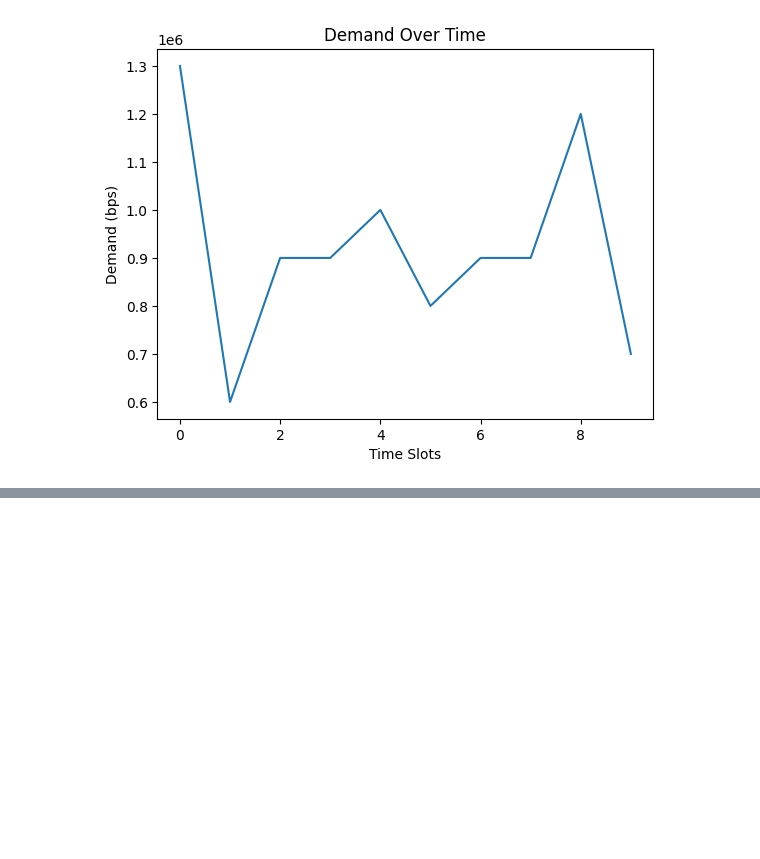
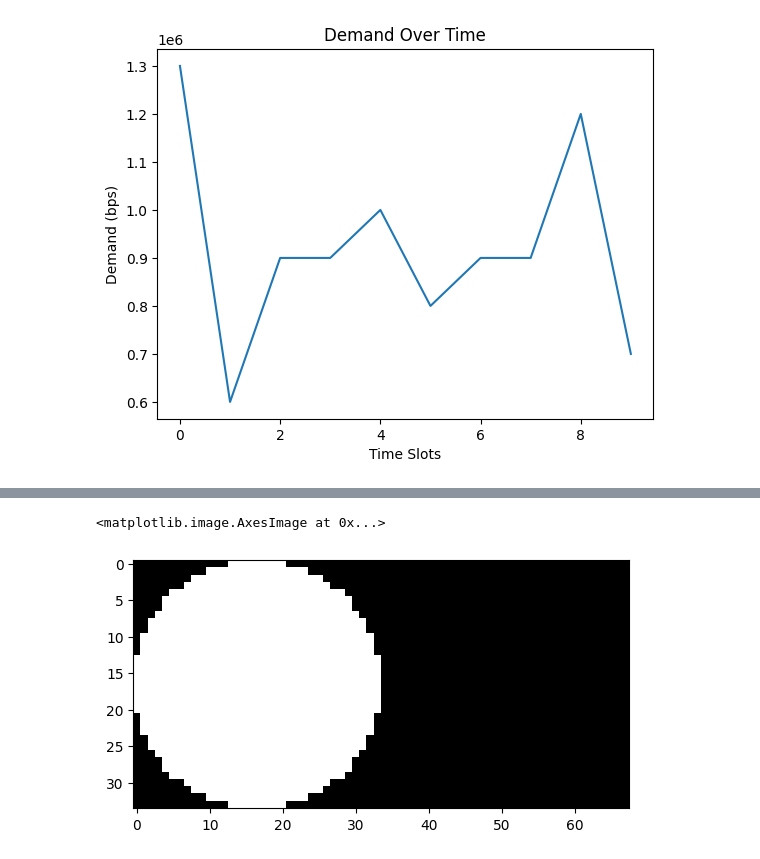
Before and after one commit to AppelEater/P10masters, a Jupyter notebook: investigation_of_demand_over_time.ipynb, the cells around one changed output, grey strips where cells are left out. Cells and saved outputs as stored; diff of their text form; code cells hidden in the pictures; blank space fills up the shorter version.

Commit message:
Added two satellites, and added a single satellite case. Need to calculate the demand over  each of the different satellites.

```diff
--- a/investigation_of_demand_over_time.ipynb
+++ b/investigation_of_demand_over_time.ipynb
@@ -146,4 +146,27 @@ satellite_height = 600  # in meters
 satellite_position = jnp.array([0, 0, satellite_height + earth_radius])  # in kilometers
 
 # Calculate the viewing angle
-pl.
+lat_range, lon_range, _, _,_, angle_of_interest = pl.visible_angle(jnp.deg2rad(30), satellite_position)
+
+lon_range = jnp.array(lon_range)-jnp.pi/2
+lon_range = lon_range.at[1].set(lon_range[1]+(lon_range[1]-lon_range[0]))
+
+# Define the grid size and resolution, with 50 km size at the equator
+grid_size = 50  # in kilometers
+# Leading to an angle of
+angle_of_cell_size = grid_size/earth_radius
+
+# Calculate the number of cells in the grid
+num_cells_lat = int((lat_range[1] - lat_range[0]) / angle_of_cell_size)
+num_cells_lon = int((lon_range[1] - lon_range[0]) / angle_of_cell_size)
+
+# Create a grid of cells
+mesh_grid = pl.generate_latitude_longitude_points(num_cells_lat, num_cells_lon, lat_range, lon_range)
+
+# Recover list of lat and lon points
+lat_points, long_points = mesh_grid[0][:,0], mesh_grid[1][0,:]
+
+print(jnp.rad2deg(angle_of_interest))
+
+print(lat_points)
+print(long_points)
@@ -149,0 +193,4 @@ pl.
+# %%
+visible_area_of_sat_one = pl.calculate_if_cells_within_visible_area(jnp.rad2deg(lat_points),jnp.rad2deg(long_points), 0, 0, 6000, jnp.rad2deg(angle_of_interest))
+
+print(visible_area_of_sat_one)
@@ -149,0 +205,6 @@ pl.
+# %%
+import matplotlib.pyplot as plt
+plt.imshow(visible_area_of_sat_one, cmap='gray')
+# %% [output]
+<matplotlib.image.AxesImage at 0x...>
+[figure, added]
```
Also changed, not shown: parts of 8 cells of this notebook, 2 other files.
